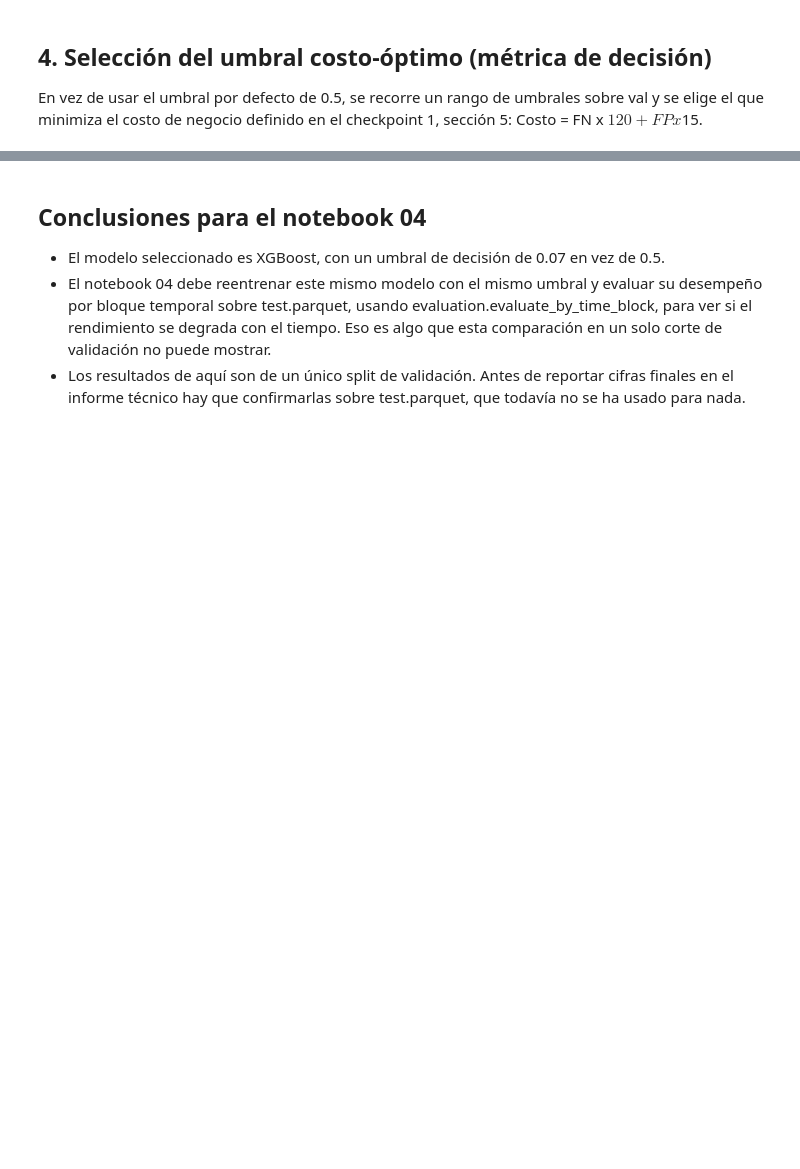
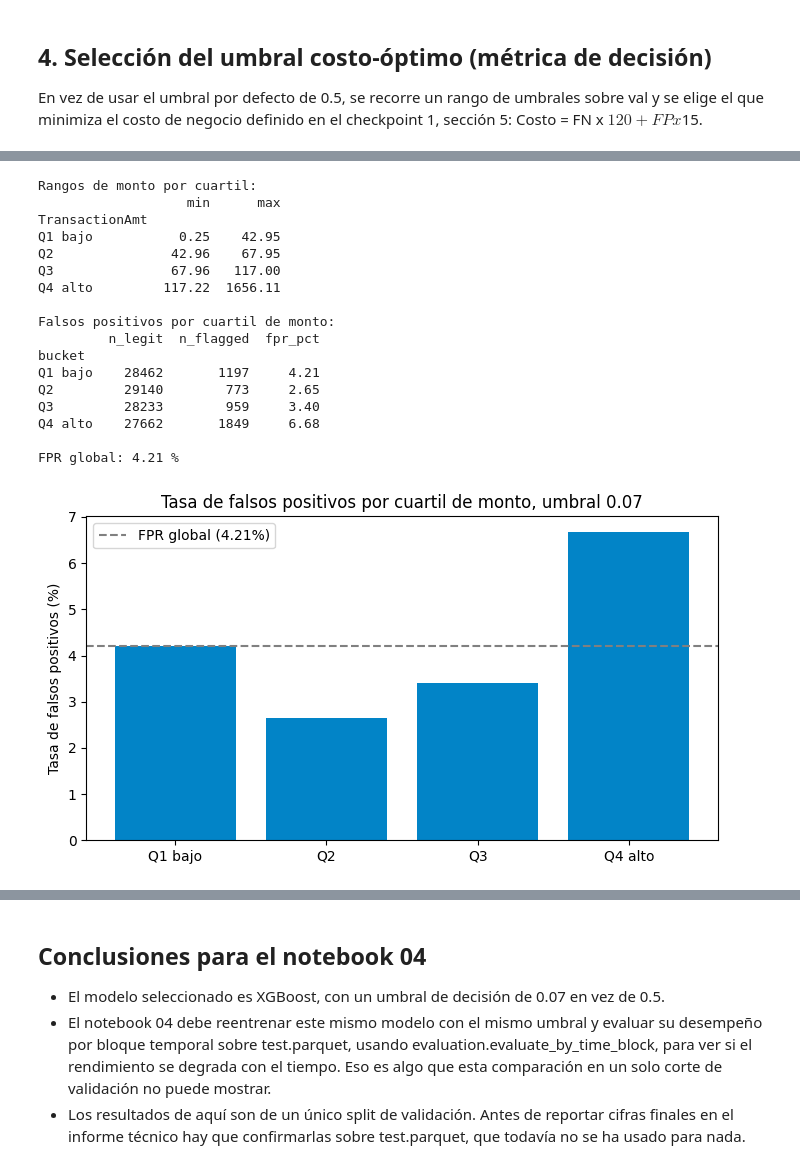
Before and after one commit to KarTaGo124/Planning-Decision-Making-AI, a Jupyter notebook: notebooks/03_modeling.ipynb, the cells around one changed output, grey strips where cells are left out. Cells and saved outputs as stored; diff of their text form; code cells hidden in the pictures; blank space fills up the shorter version.

```diff
--- a/notebooks/03_modeling.ipynb
+++ b/notebooks/03_modeling.ipynb
@@ -186,0 +202,50 @@ El umbral costo-óptimo resultó ser 0.07, en vez del 0.5 por defecto, con un ah
+# %%
+amt_bucket = pd.qcut(val_df['TransactionAmt'], q=4, labels=['Q1 bajo', 'Q2', 'Q3', 'Q4 alto'])
+legit_mask = (y_val == 0)
+
+fairness_df = pd.DataFrame({
+    'bucket': amt_bucket[legit_mask],
+    'flagged': y_pred_opt[legit_mask],
+})
+fairness = fairness_df.groupby('bucket', observed=True).agg(n_legit=('flagged', 'size'), n_flagged=('flagged', 'sum'))
+fairness['fpr_pct'] = (fairness['n_flagged'] / fairness['n_legit'] * 100).round(2)
+
+amt_ranges = val_df.groupby(amt_bucket, observed=True)['TransactionAmt'].agg(['min', 'max']).round(2)
+fpr_global = round(fairness_df['flagged'].mean() * 100, 2)
+
+print('Rangos de monto por cuartil:')
+print(amt_ranges)
+print()
+print('Falsos positivos por cuartil de monto:')
+print(fairness)
+print()
+print('FPR global:', fpr_global, '%')
+
+fig, ax = plt.subplots(figsize=(7, 4))
+ax.bar(fairness.index.astype(str), fairness['fpr_pct'], color='#0284c7')
+ax.axhline(fpr_global, color='gray', linestyle='--', label=f'FPR global ({fpr_global}%)')
+ax.set_ylabel('Tasa de falsos positivos (%)')
+ax.set_title('Tasa de falsos positivos por cuartil de monto, umbral 0.07')
+ax.legend()
+plt.tight_layout()
+plt.savefig('../figures/10_social_fairness_fpr.png', dpi=110)
+plt.show()
+# %% [output]
+Rangos de monto por cuartil:
+                   min      max
+TransactionAmt
+Q1 bajo           0.25    42.95
+Q2               42.96    67.95
+Q3               67.96   117.00
+Q4 alto         117.22  1656.11
+
+Falsos positivos por cuartil de monto:
+         n_legit  n_flagged  fpr_pct
+bucket
+Q1 bajo    28462       1197     4.21
+Q2         29140        773     2.65
+Q3         28233        959     3.40
+Q4 alto    27662       1849     6.68
+
+FPR global: 4.21 %
+[figure, added]
```
Also changed, not shown: parts of 5 cells of this notebook, 8 other files.
